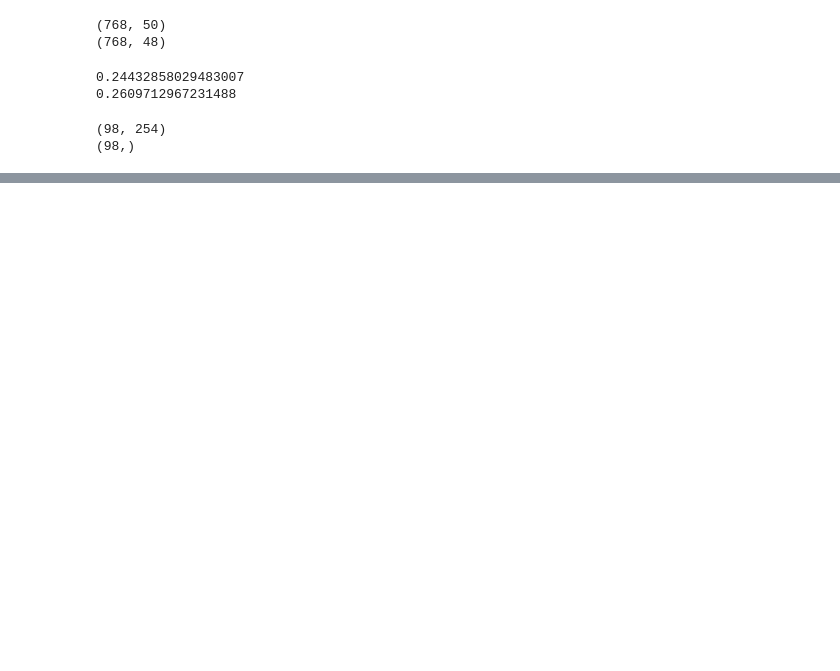
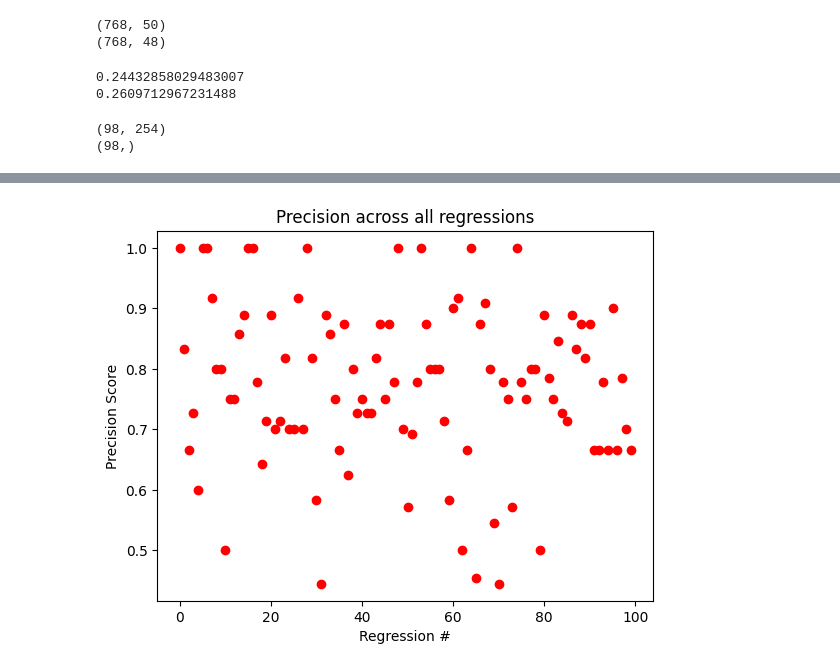
Before and after one commit to SumanthPandiri/4300-Data-Science-Project, a Jupyter notebook: TestNotebook2.ipynb, the cells around one changed output, grey strips where cells are left out. Drawn from its saved outputs; the diff is of its cells as text; code cells hidden in the pictures; blank space fills up the shorter version.

```diff
--- a/TestNotebook2.ipynb
+++ b/TestNotebook2.ipynb
@@ -122,0 +166,8 @@ print(y_test)
+# %%
+plt.title("Precision across all regressions")
+plt.xlabel("Regression #")
+plt.ylabel("Precision Score")
+plt.plot(listPrecisionScore, 'ro')
+plt.show()
+# %% [output]
+[figure, added]
```
Also changed, not shown: parts of 8 cells of this notebook.
